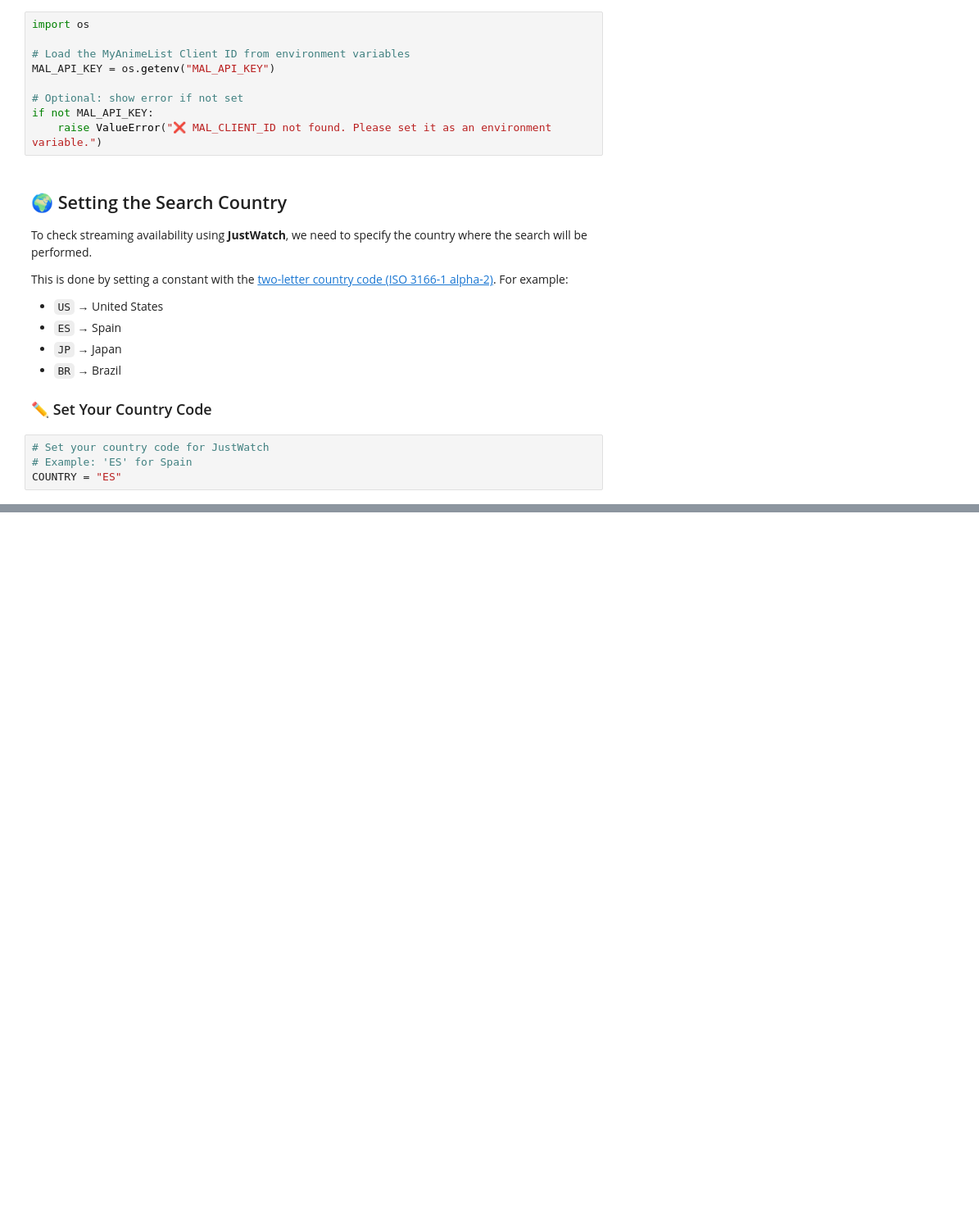
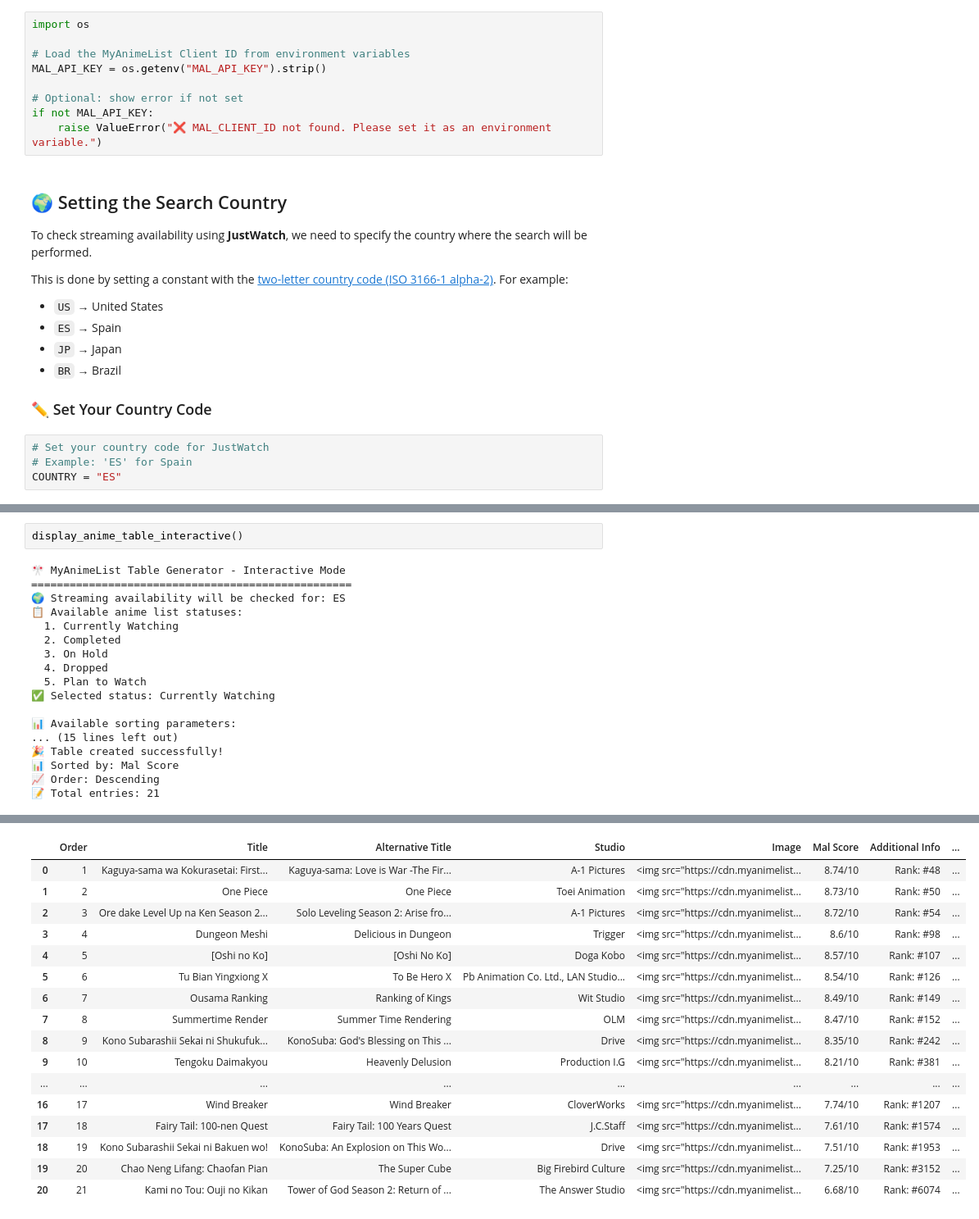
Before and after one commit to holt00/MyAnimeListOrderer, a Jupyter notebook: scr/MALOrderer.ipynb, the cells around one changed output, grey strips where cells are left out. Shown at 82% size. Drawn from its saved outputs; the diff is of its cells as text; blank space fills up the shorter version.

```diff
--- a/scr/MALOrderer.ipynb
+++ b/scr/MALOrderer.ipynb
@@ -94,7 +129,7 @@ Make sure you've saved your `MAL_CLIENT_ID` as an environment variable.
 import os
 
 # Load the MyAnimeList Client ID from environment variables
-MAL_API_KEY = os.getenv("MAL_API_KEY")
+MAL_API_KEY = os.getenv("MAL_API_KEY").strip()
 
 # Optional: show error if not set
 if not MAL_API_KEY:
@@ -118,0 +1305,20 @@ COUNTRY = "ES"
+# %%
+display_anime_table_interactive()
+# %% [output]
+🎌 MyAnimeList Table Generator - Interactive Mode
+==================================================
+🌍 Streaming availability will be checked for: ES
+📋 Available anime list statuses:
+  1. Currently Watching
+  2. Completed
+  3. On Hold
+  4. Dropped
+  5. Plan to Watch
+✅ Selected status: Currently Watching
+
+📊 Available sorting parameters:
+... (15 lines left out)
+🎉 Table created successfully!
+📊 Sorted by: Mal Score
+📈 Order: Descending
+📝 Total entries: 21
@@ -118,0 +1326,17 @@ COUNTRY = "ES"
+|  | Order | Title | Alternative Title | Studio | Image | Mal Score | Additional Info | ... |
+| 0 | 1 | Kaguya-sama wa Kokurasetai: First... | Kaguya-sama: Love is War -The Fir... | A-1 Pictures | <img src="https://cdn.myanimelist... | 8.74/10 | Rank: #48 | ... |
+| 1 | 2 | One Piece | One Piece | Toei Animation | <img src="https://cdn.myanimelist... | 8.73/10 | Rank: #50 | ... |
+| 2 | 3 | Ore dake Level Up na Ken Season 2... | Solo Leveling Season 2: Arise fro... | A-1 Pictures | <img src="https://cdn.myanimelist... | 8.72/10 | Rank: #54 | ... |
+| 3 | 4 | Dungeon Meshi | Delicious in Dungeon | Trigger | <img src="https://cdn.myanimelist... | 8.6/10 | Rank: #98 | ... |
+| 4 | 5 | [Oshi no Ko] | [Oshi No Ko] | Doga Kobo | <img src="https://cdn.myanimelist... | 8.57/10 | Rank: #107 | ... |
+| 5 | 6 | Tu Bian Yingxiong X | To Be Hero X | Pb Animation Co. Ltd., LAN Studio... | <img src="https://cdn.myanimelist... | 8.54/10 | Rank: #126 | ... |
+| 6 | 7 | Ousama Ranking | Ranking of Kings | Wit Studio | <img src="https://cdn.myanimelist... | 8.49/10 | Rank: #149 | ... |
+| 7 | 8 | Summertime Render | Summer Time Rendering | OLM | <img src="https://cdn.myanimelist... | 8.47/10 | Rank: #152 | ... |
+| 8 | 9 | Kono Subarashii Sekai ni Shukufuk... | KonoSuba: God's Blessing on This ... | Drive | <img src="https://cdn.myanimelist... | 8.35/10 | Rank: #242 | ... |
+| 9 | 10 | Tengoku Daimakyou | Heavenly Delusion | Production I.G | <img src="https://cdn.myanimelist... | 8.21/10 | Rank: #381 | ... |
+| ... | ... | ... | ... | ... | ... | ... | ... | ... |
+| 16 | 17 | Wind Breaker | Wind Breaker | CloverWorks | <img src="https://cdn.myanimelist... | 7.74/10 | Rank: #1207 | ... |
+| 17 | 18 | Fairy Tail: 100-nen Quest | Fairy Tail: 100 Years Quest | J.C.Staff | <img src="https://cdn.myanimelist... | 7.61/10 | Rank: #1574 | ... |
+| 18 | 19 | Kono Subarashii Sekai ni Bakuen wo! | KonoSuba: An Explosion on This Wo... | Drive | <img src="https://cdn.myanimelist... | 7.51/10 | Rank: #1953 | ... |
+| 19 | 20 | Chao Neng Lifang: Chaofan Pian | The Super Cube | Big Firebird Culture | <img src="https://cdn.myanimelist... | 7.25/10 | Rank: #3152 | ... |
+| 20 | 21 | Kami no Tou: Ouji no Kikan | Tower of God Season 2: Return of ... | The Answer Studio | <img src="https://cdn.myanimelist... | 6.68/10 | Rank: #6074 | ... |
```
Also changed, not shown: parts of 8 cells of this notebook.
